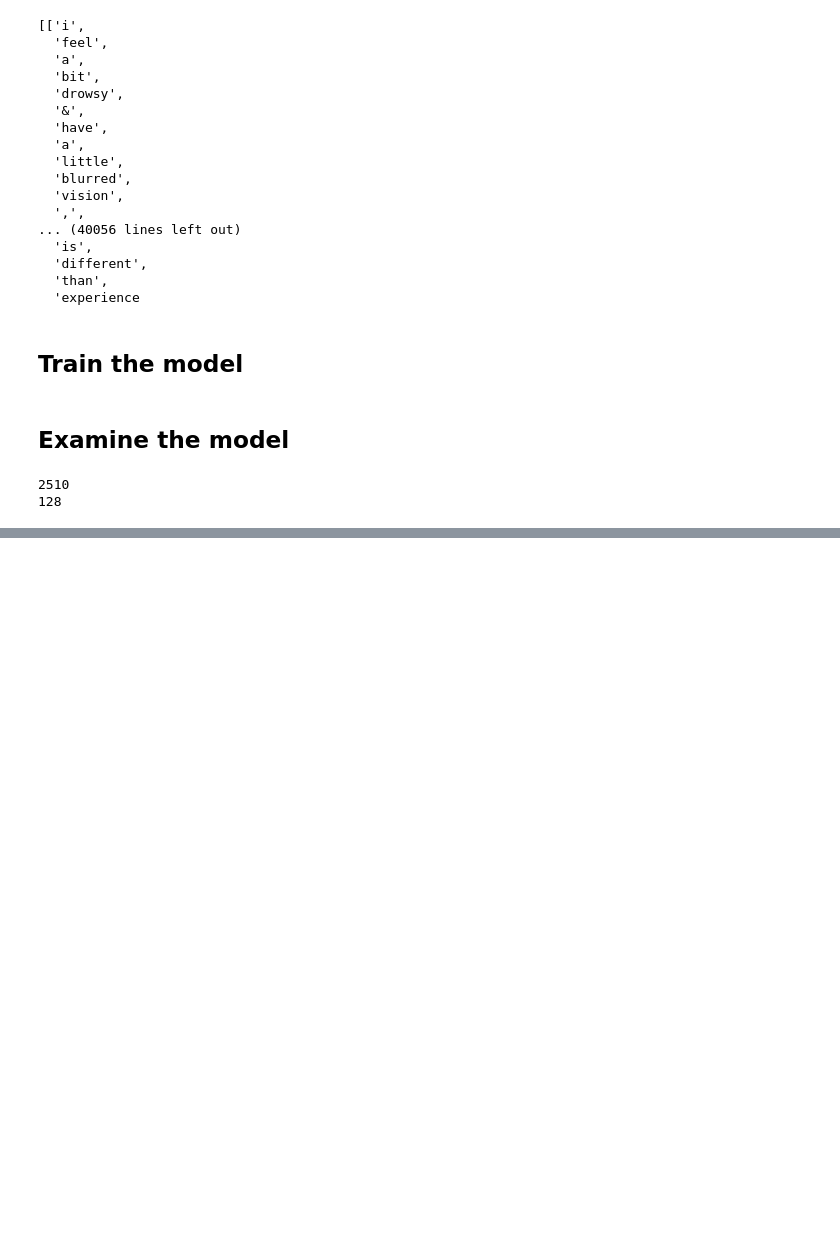
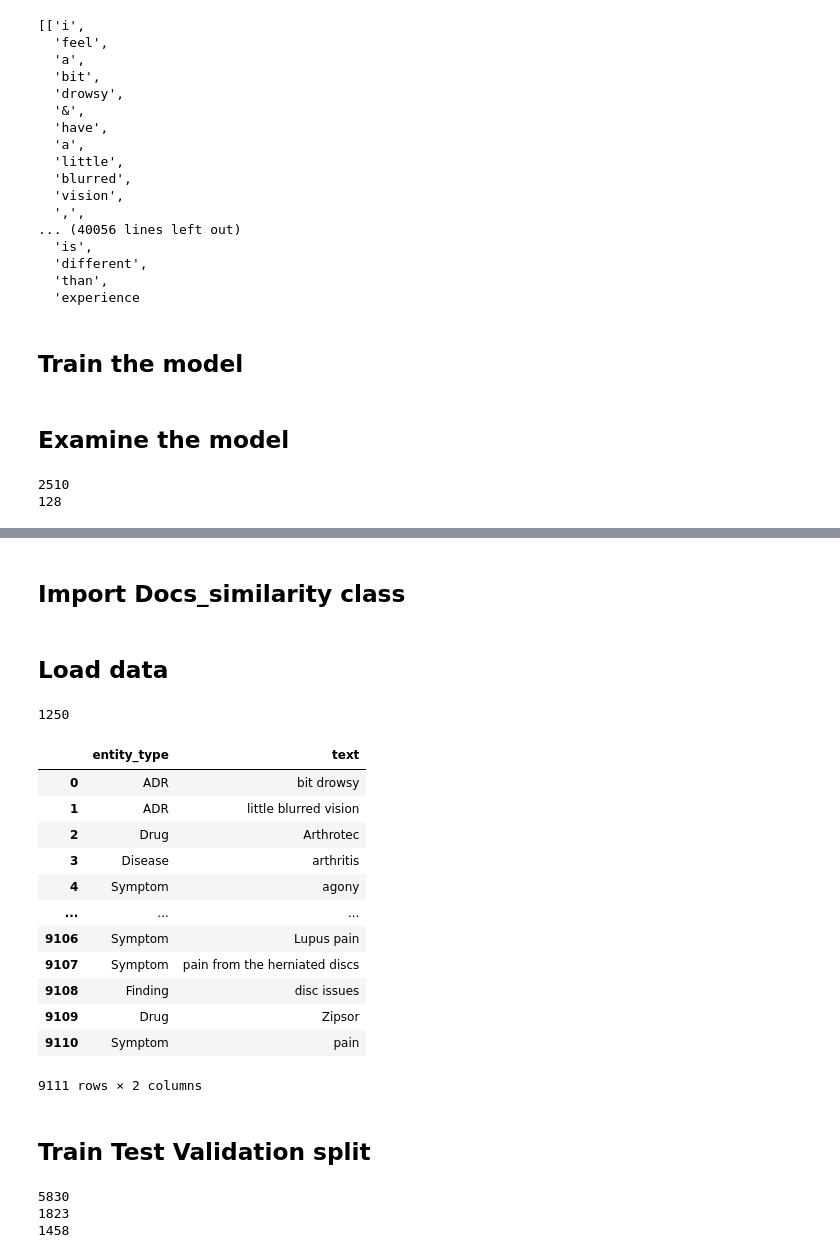
Before and after one commit to Bognanna/LLM-NER-metrics, a Jupyter notebook: notebooks/fasttext_train_model.ipynb, the cells around one changed output, grey strips where cells are left out. Saved outputs shown, nothing was run; the diff lists cells and outputs as text; code cells hidden in the pictures; blank space fills up the shorter version.

Commit message:
Added train-test-val split and grid search to fastext_train_model

```diff
--- a/notebooks/fasttext_train_model.ipynb
+++ b/notebooks/fasttext_train_model.ipynb
@@ -111,0 +112,2 @@ ftext.similar_by_word("knee", topn=10)
+# %% [markdown]
+## Import Docs_similarity class
@@ -111,0 +198,45 @@ ftext.similar_by_word("knee", topn=10)
+# %% [markdown]
+## Load data
+# %%
+path = "..//data//external//cadec//original"
+dir_list = os.listdir(path)
+len(dir_list)
+# %% [output]
+1250
+# %%
+cadec_df = pd.concat((pd.read_csv(f'{path}//{f}', sep='\t', names=['tag_number', 'entity_type_offsets', 'text']) for f in dir_list), ignore_index=True)
+cadec_df.entity_type_offsets = cadec_df.entity_type_offsets.str.split().str.get(0)      # Extract entity types from entity_type_offsets
+cadec_df = cadec_df.rename(columns={"entity_type_offsets": "entity_type"})              # Rename column
+cadec_df = cadec_df[ -cadec_df.tag_number.str.startswith('#')]                          # Remove annotation notes
+cadec_df = cadec_df[['entity_type', 'text']]                                            # Leave only 'entity_type' and 'text' columns
+cadec_df = cadec_df.reset_index(drop=True)                                              # Reset index
+cadec_df
+# %% [output]
+|  | entity_type | text |
+| 0 | ADR | bit drowsy |
+| 1 | ADR | little blurred vision |
+| 2 | Drug | Arthrotec |
+| 3 | Disease | arthritis |
+| 4 | Symptom | agony |
+| ... | ... | ... |
+| 9106 | Symptom | Lupus pain |
+| 9107 | Symptom | pain from the herniated discs |
+| 9108 | Finding | disc issues |
+| 9109 | Drug | Zipsor |
+| 9110 | Symptom | pain |
+9111 rows × 2 columns
+# %% [markdown]
+## Train Test Validation split
+# %%
+from sklearn.model_selection import train_test_split
+
+train, test = train_test_split(cadec_df, test_size=0.2, random_state=379, shuffle=True,)
+train, val = train_test_split(train, test_size=0.2, random_state=379, shuffle=True,)
+
+print(len(train))
+print(len(test))
+print(len(val))
+# %% [output]
+5830
+1823
+1458
```
Also changed, not shown: parts of 10 cells of this notebook.
